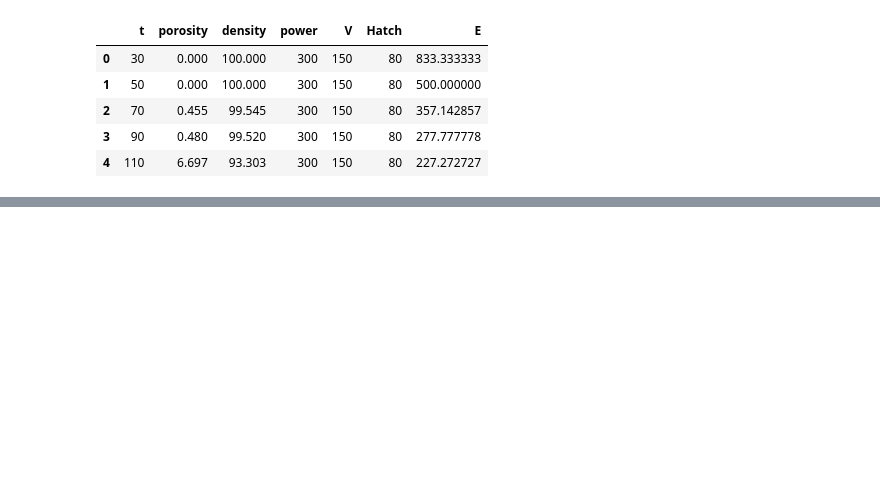
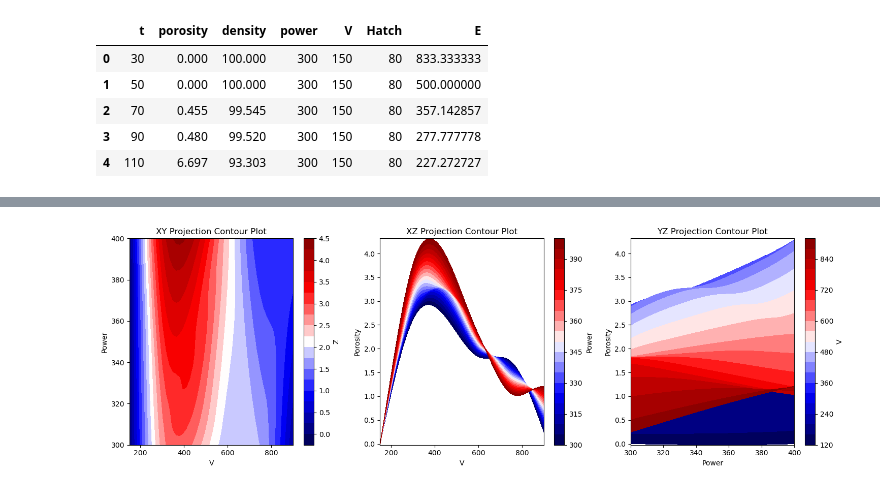
Before and after one commit to kenieveges/Korobov_YouTube, a Jupyter notebook: AlSi10Mg - Analysis/main_AlSi10Mg.ipynb, the cells around one changed output, grey strips where cells are left out. Drawn from its saved outputs; the diff is of its cells as text; code cells hidden in the pictures; blank space fills up the shorter version.

```diff
--- a/AlSi10Mg - Analysis/main_AlSi10Mg.ipynb
+++ b/AlSi10Mg - Analysis/main_AlSi10Mg.ipynb
@@ -177,0 +180,37 @@ df.
+# %%
+# Assuming df, interp_x, interp_y, interp_z are defined
+
+# Create a 3D scatter plot
+fig = plt.figure(figsize=(15, 5))
+
+# XY Projection Contour Plot
+ax1 = fig.add_subplot(131)
+contour_xy = ax1.contourf(interp_x, interp_y, interp_z, cmap='seismic', levels=20)
+ax1.set_xlabel('V')
+ax1.set_ylabel('Power')
+ax1.set_title('XY Projection Contour Plot')
+cbar1 = plt.colorbar(contour_xy, ax=ax1)
+cbar1.set_label('Z')
+
+# XZ Projection Contour Plot
+ax2 = fig.add_subplot(132)
+contour_xz = ax2.contourf(interp_x, interp_z, interp_y, cmap='seismic', levels=20)
+ax2.set_xlabel('V')
+ax2.set_ylabel('Porosity')
+ax2.set_title('XZ Projection Contour Plot')
+cbar2 = plt.colorbar(contour_xz, ax=ax2)
+cbar2.set_label('Power')
+
+# YZ Projection Contour Plot
+ax3 = fig.add_subplot(133)
+contour_yz = ax3.contourf(interp_y, interp_z, interp_x, cmap='seismic', levels=20)
+ax3.set_xlabel('Power')
+ax3.set_ylabel('Porosity')
+ax3.set_title('YZ Projection Contour Plot')
+cbar3 = plt.colorbar(contour_yz, ax=ax3)
+cbar3.set_label('V')
+
+plt.tight_layout()
+plt.show()
+# %% [output]
+[figure, added]
```
Also changed, not shown: parts of 15 cells of this notebook, 50 other files.
